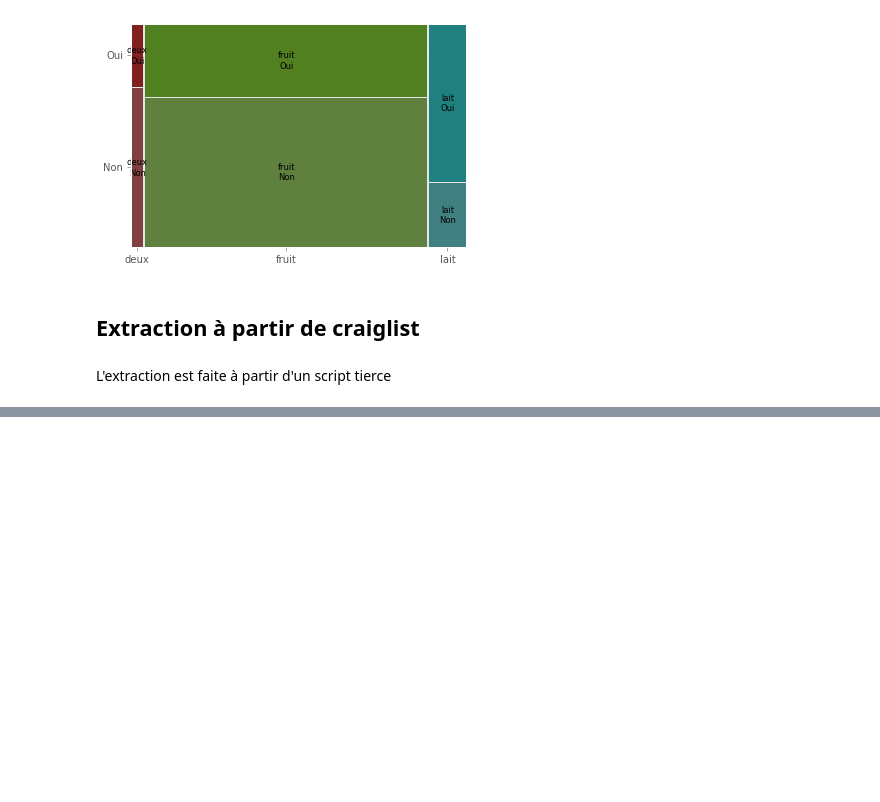
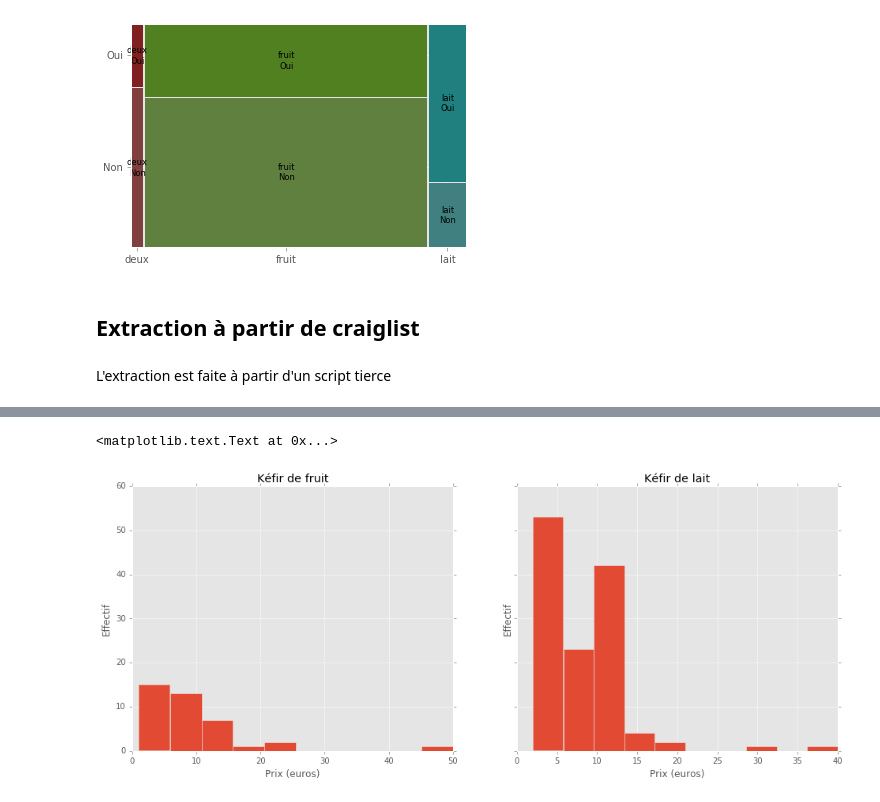
Before and after one commit to emilienschultz/researchnotebooks, a Jupyter notebook: Kefir-extract-web.ipynb, the cells around one changed output, grey strips where cells are left out. Saved outputs shown, nothing was run; the diff lists cells and outputs as text; code cells hidden in the pictures; blank space fills up the shorter version.

```diff
--- a/Kefir-extract-web.ipynb
+++ b/Kefir-extract-web.ipynb
@@ -243,0 +289,25 @@ L'extraction est faite à partir d'un script tierce
+# %%
+def fun(row):
+    if row["transaction"]=="Vente":
+        try:
+            return int(row[5])
+        except:
+            return "NA"
+    else:
+        return "NA"
+data["prix"] = data.apply(fun,axis=1)
+data.Bienfaits = data.Bienfaits.apply(lambda x: x.strip())
+data.Produit = data.Produit.apply(lambda x: x.strip())
+# %%
+fig, ax = plt.subplots(1, 2, figsize=(16, 6), sharey=True)
+data[(data["prix"]!="NA") & (data["Type"]=="water")]["prix"].hist(ax=ax[0])
+ax[0].set_title("Kéfir de fruit")
+ax[0].set_ylabel("Effectif")
+ax[0].set_xlabel("Prix (euros)")
+data[(data["prix"]!="NA") & (data["Type"]=="milk")]["prix"].hist(ax=ax[1])
+ax[1].set_title("Kéfir de lait")
+ax[1].set_ylabel("Effectif")
+ax[1].set_xlabel("Prix (euros)")
+# %% [output]
+<matplotlib.text.Text at 0x...>
+[figure, added]
```
Also changed, not shown: parts of 8 cells of this notebook, 1 other file.
